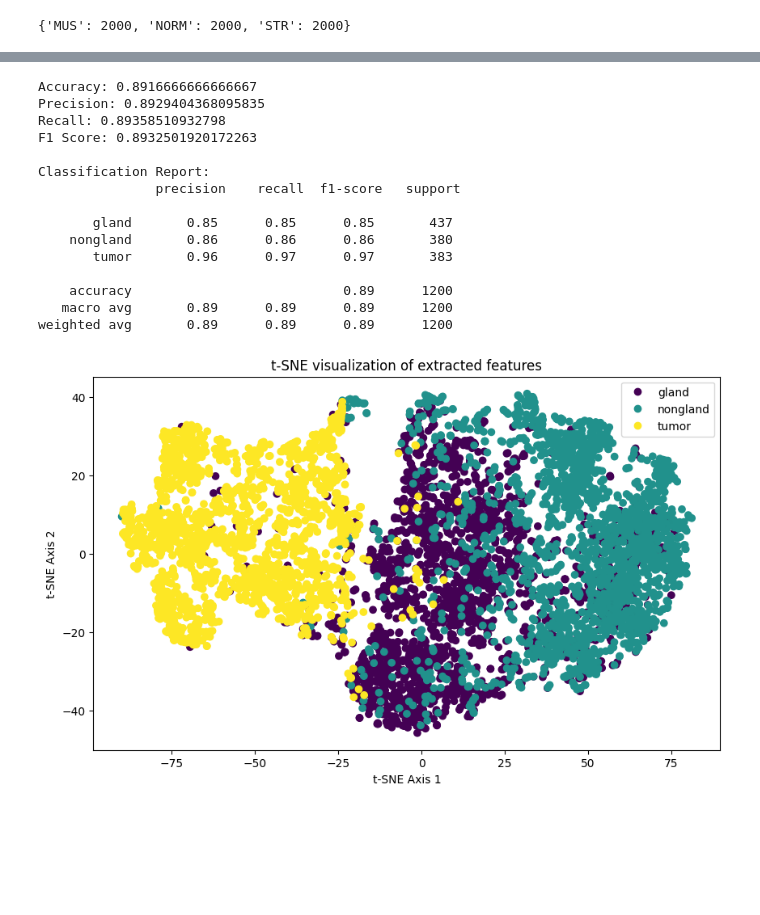
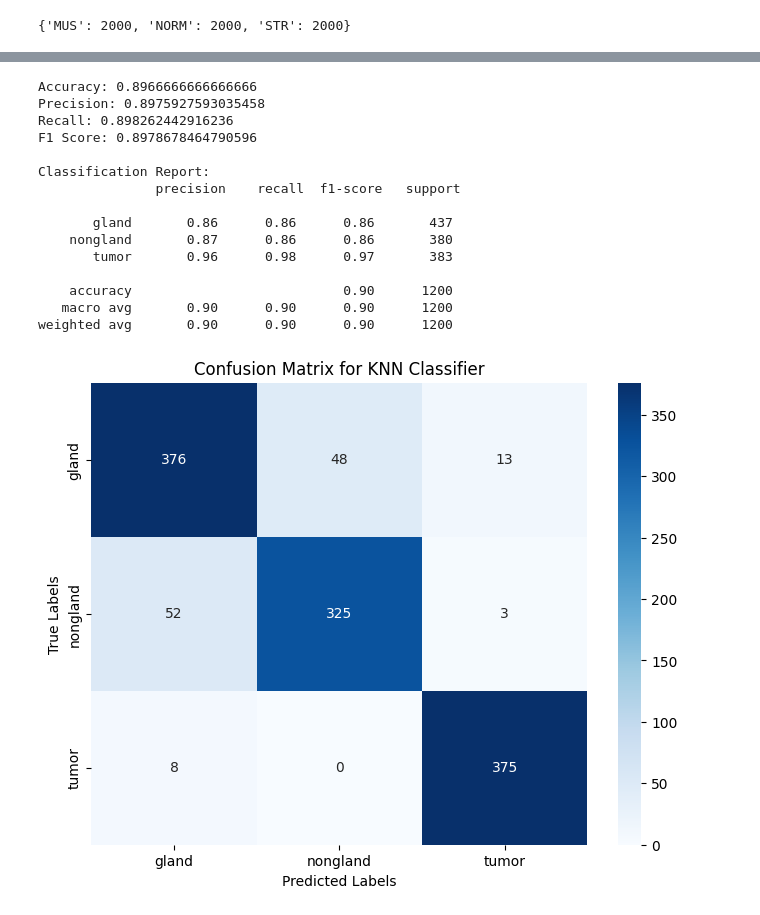
Before and after one commit to varun30300/Comp6321_Project, a Jupyter notebook: Task1/best-hyperparameters-train-and-test.ipynb, the cells around one changed output, grey strips where cells are left out. Cells and saved outputs as stored; diff of their text form; code cells hidden in the pictures; blank space fills up the shorter version.

```diff
--- a/Task1/best-hyperparameters-train-and-test.ipynb
+++ b/Task1/best-hyperparameters-train-and-test.ipynb
@@ -352,7 +368,7 @@ loader = DataLoader(dataset, batch_size=32, shuffle=False)
 # Load the pre-trained model
 model = resnet18(pretrained=False)
 model.fc = nn.Linear(model.fc.in_features, len(classes))
-model_path = '/kaggle/working/model.pth'
+model_path = '/kaggle/working/model_final.pth'
 model.load_state_dict(torch.load(model_path))
 device = torch.device('cuda' if torch.cuda.is_available() else 'cpu')
 model = model.to(device)
@@ -460,7 +476,7 @@ loader = DataLoader(dataset, batch_size=32, shuffle=False)
 # Load the pre-trained model
 model = resnet18(pretrained=False)
 model.fc = nn.Linear(model.fc.in_features, len(classes))
-model_path = '/kaggle/working/model.pth'
+model_path = '/kaggle/working/model_final.pth'
 model.load_state_dict(torch.load(model_path))
 device = torch.device('cuda' if torch.cuda.is_available() else 'cpu')
 model = model.to(device)
@@ -519,54 +535,56 @@ X_train, X_test, y_train, y_test = train_test_split(features, labels, test_size=
 knn = KNeighborsClassifier(n_neighbors=10)
 
 # Train the classifier
 knn.fit(X_train, y_train)
 
 # Predict on the test set
 y_pred = knn.predict(X_test)
 
 # Calculate metrics
 accuracy = accuracy_score(y_test, y_pred)
 precision = precision_score(y_test, y_pred, average='macro')
 recall = recall_score(y_test, y_pred, average='macro')
 f1 = f1_score(y_test, y_pred, average='macro')
 report = classification_report(y_test, y_pred, target_names=classes)
 
 # Print the metrics
 print("Accuracy:", accuracy)
 print("Precision:", precision)
 print("Recall:", recall)
 print("F1 Score:", f1)
 print("\nClassification Report:\n", report)
 
-# t-SNE Visualization
-tsne = TSNE(n_components=2, random_state=42)
-tsne_result = tsne.fit_transform(features)
+import matplotlib.pyplot as plt
+import seaborn as sns
+from sklearn.metrics import confusion_matrix
 
-# Plot t-SNE
-plt.figure(figsize=(10, 6))
-scatter = plt.scatter(tsne_result[:, 0], tsne_result[:, 1], c=labels, cmap='viridis')
-plt.title('t-SNE visualization of extracted features')
-plt.xlabel('t-SNE Axis 1')
-plt.ylabel('t-SNE Axis 2')
-plt.legend(handles=scatter.legend_elements()[0], labels=classes)
+# Calculate the confusion matrix
+cm = confusion_matrix(y_test, y_pred)
+
+# Plotting the confusion matrix
+plt.figure(figsize=(8, 6))
+sns.heatmap(cm, annot=True, fmt='g', cmap='Blues', xticklabels=classes, yticklabels=classes)
+plt.xlabel('Predicted Labels')
+plt.ylabel('True Labels')
+plt.title('Confusion Matrix for KNN Classifier')
 plt.show()
 # %% [output]
-Accuracy: 0.8916666666666667
-Precision: 0.8929404368095835
-Recall: 0.89358510932798
-F1 Score: 0.8932501920172263
+Accuracy: 0.8966666666666666
+Precision: 0.8975927593035458
+Recall: 0.898262442916236
+F1 Score: 0.8978678464790596
 
 Classification Report:
                precision    recall  f1-score   support
 
-       gland       0.85      0.85      0.85       437
-    nongland       0.86      0.86      0.86       380
-       tumor       0.96      0.97      0.97       383
+       gland       0.86      0.86      0.86       437
+    nongland       0.87      0.86      0.86       380
+       tumor       0.96      0.98      0.97       383
 
-    accuracy                           0.89      1200
-   macro avg       0.89      0.89      0.89      1200
-weighted avg       0.89      0.89      0.89      1200
+    accuracy                           0.90      1200
+   macro avg       0.90      0.90      0.90      1200
+weighted avg       0.90      0.90      0.90      1200
-[figure, old version]
+[figure, new version]
 # %%
 #Appling SVM on features extracted from dataset 2
 # Extract features from the entire dataset
```
Also changed, not shown: parts of 8 cells of this notebook.
